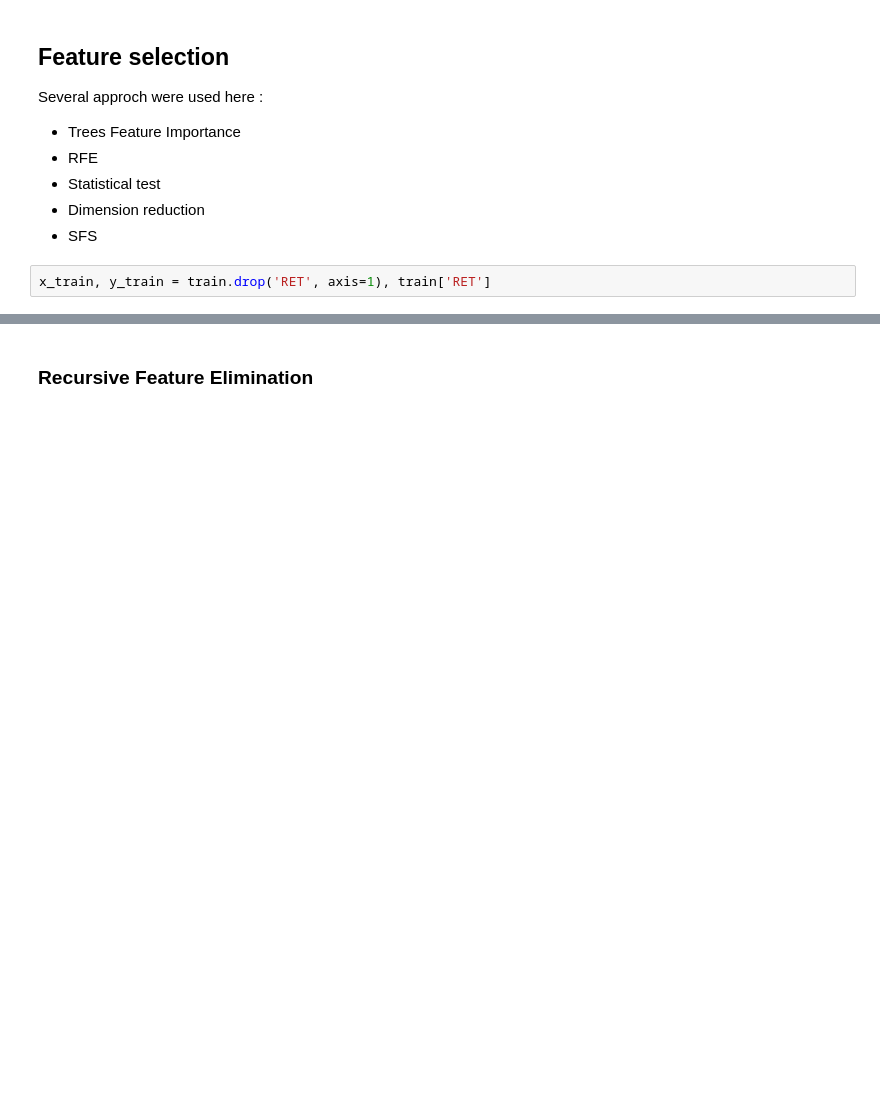
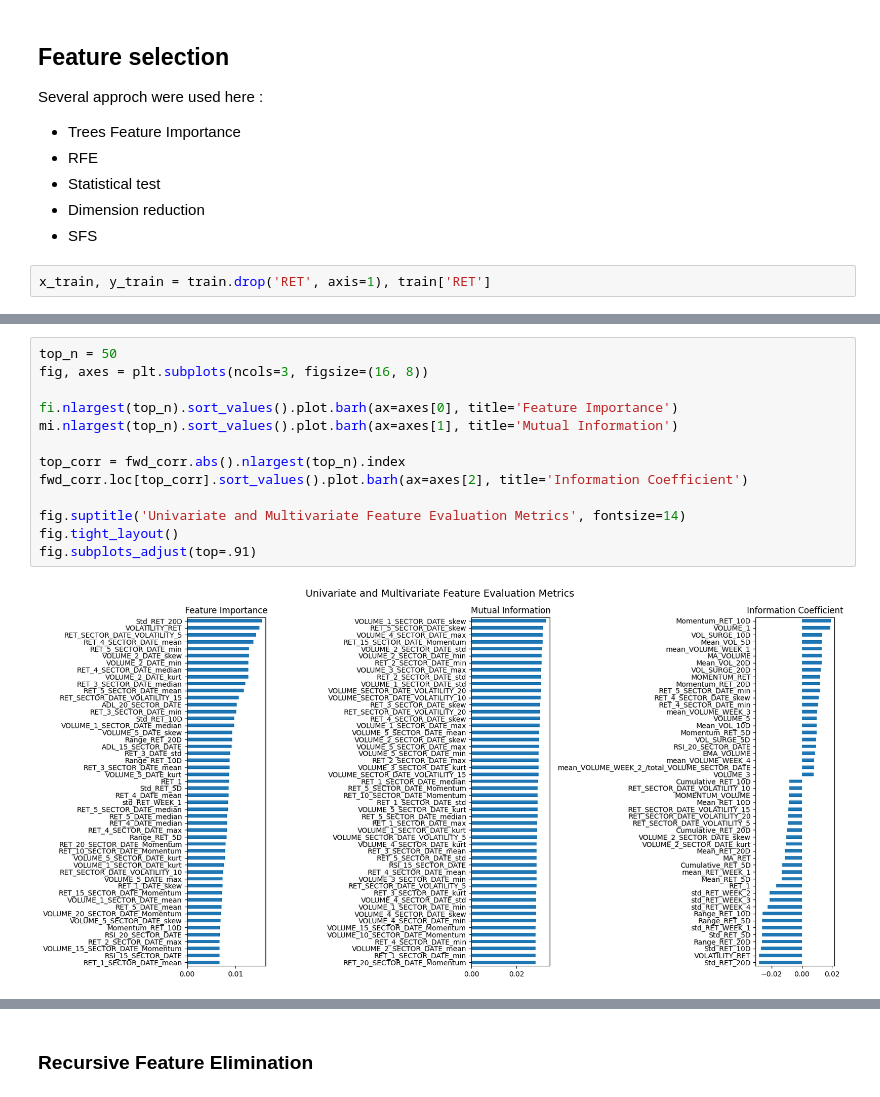
Before and after one commit to Bilg4me/QRT-2020, a Jupyter notebook: notebook_feature_selection.ipynb, the cells around one changed output, grey strips where cells are left out. Cells and saved outputs as stored; diff of their text form; blank space fills up the shorter version.

```diff
--- a/notebook_feature_selection.ipynb
+++ b/notebook_feature_selection.ipynb
@@ -64,0 +179,15 @@ pre_selectedFeatures
+# %%
+top_n = 50
+fig, axes = plt.subplots(ncols=3, figsize=(16, 8))
+
+fi.nlargest(top_n).sort_values().plot.barh(ax=axes[0], title='Feature Importance')
+mi.nlargest(top_n).sort_values().plot.barh(ax=axes[1], title='Mutual Information')
+
+top_corr = fwd_corr.abs().nlargest(top_n).index
+fwd_corr.loc[top_corr].sort_values().plot.barh(ax=axes[2], title='Information Coefficient')
+
+fig.suptitle('Univariate and Multivariate Feature Evaluation Metrics', fontsize=14)
+fig.tight_layout()
+fig.subplots_adjust(top=.91)
+# %% [output]
+[figure, added]
```
Also changed, not shown: parts of 34 cells of this notebook, 5 other files.
